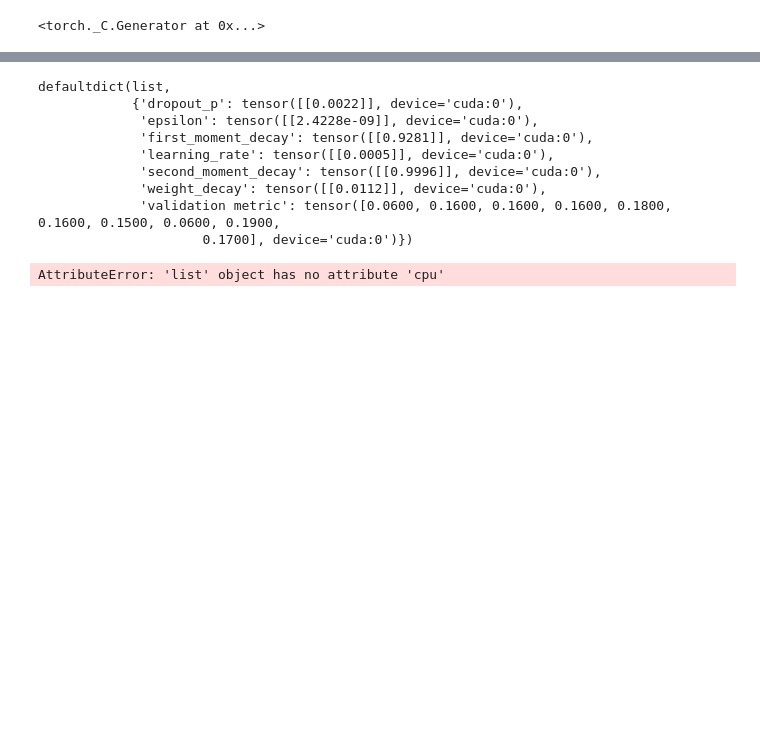
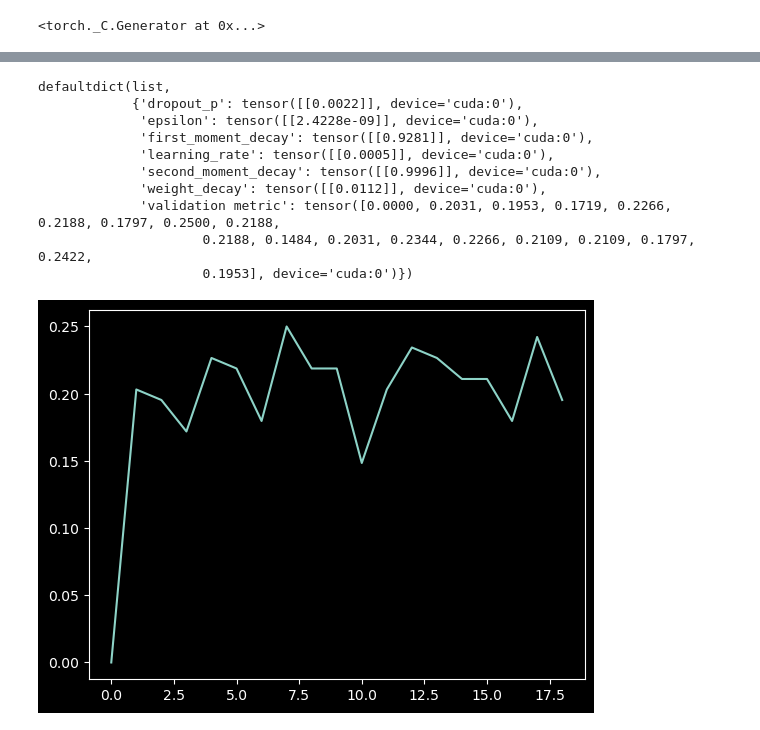
Before and after one commit to AJajodia/chess_transformer, a Jupyter notebook: transformer_v2.ipynb, the cells around one changed output, grey strips where cells are left out. Drawn from its saved outputs; the diff is of its cells as text; code cells hidden in the pictures; blank space fills up the shorter version.

```diff
--- a/transformer_v2.ipynb
+++ b/transformer_v2.ipynb
@@ -92,7 +92,7 @@ config = {
         "weight_decay": lambda log10: 10 ** log10,
     },
     "improvement_threshold": 1e-4,
-    "minibatch_size": 100,
+    "minibatch_size": 128,
     "pbt": True,
     "seed": 1,
     "sequence_size": 64,
@@ -101,11 +101,11 @@ config = {
     "valid_interval": 500,
     "welch_confidence_level": .95,
     "welch_sample_size": 1024,
-    "embedding_dim": 144,
+    "embedding_dim": 60,
     "dropout_p": torch.tensor([.1], device='cuda'),
     "n_heads": 3,
     "block_num": 1,
-    "minibatch_size_eval": 100
+    "minibatch_size_eval": 512
 }
 # %%
 torch.manual_seed(config["seed"])
@@ -623,12 +628,13 @@ defaultdict(list,
              'learning_rate': tensor([[0.0005]], device='cuda:0'),
              'second_moment_decay': tensor([[0.9996]], device='cuda:0'),
              'weight_decay': tensor([[0.0112]], device='cuda:0'),
-             'validation metric': tensor([0.0600, 0.1600, 0.1600, 0.1600, 0.1800, 0.1600, 0.1500, 0.0600, 0.1900,
-                     0.1700], device='cuda:0')})
+             'validation metric': tensor([0.0000, 0.2031, 0.1953, 0.1719, 0.2266, 0.2188, 0.1797, 0.2500, 0.2188,
+                     0.2188, 0.1484, 0.2031, 0.2344, 0.2266, 0.2109, 0.2109, 0.1797, 0.2422,
+                     0.1953], device='cuda:0')})
 # %%
 import matplotlib.pyplot as plt
 import seaborn as sns
-sns.lineplot(log["training metric"].cpu())
+sns.lineplot(log["validation metric"].cpu())
 plt.show()
 # %% [output]
-AttributeError: 'list' object has no attribute 'cpu'
+[figure, added]
```
Also changed, not shown: parts of 2 cells of this notebook, 2 other files.
